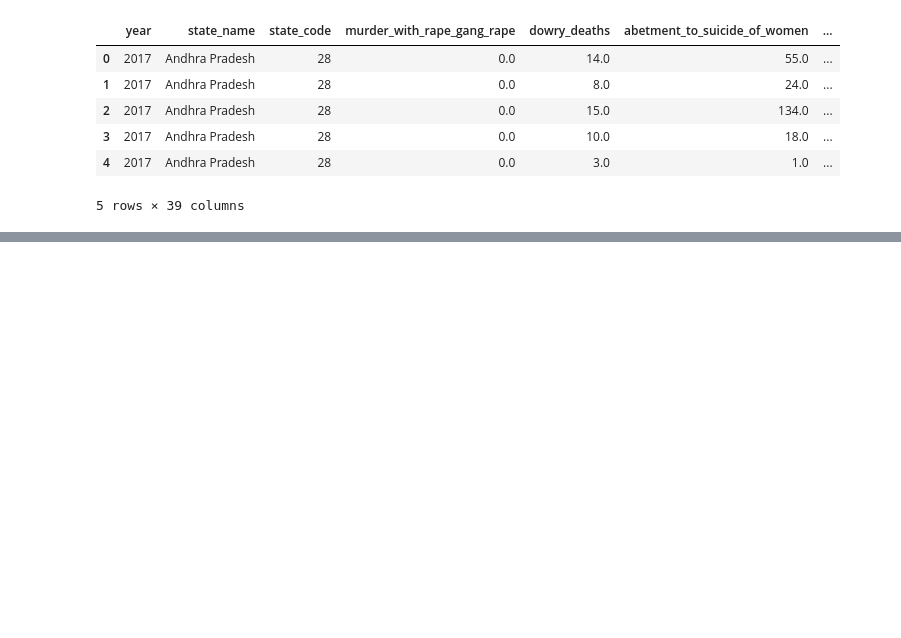
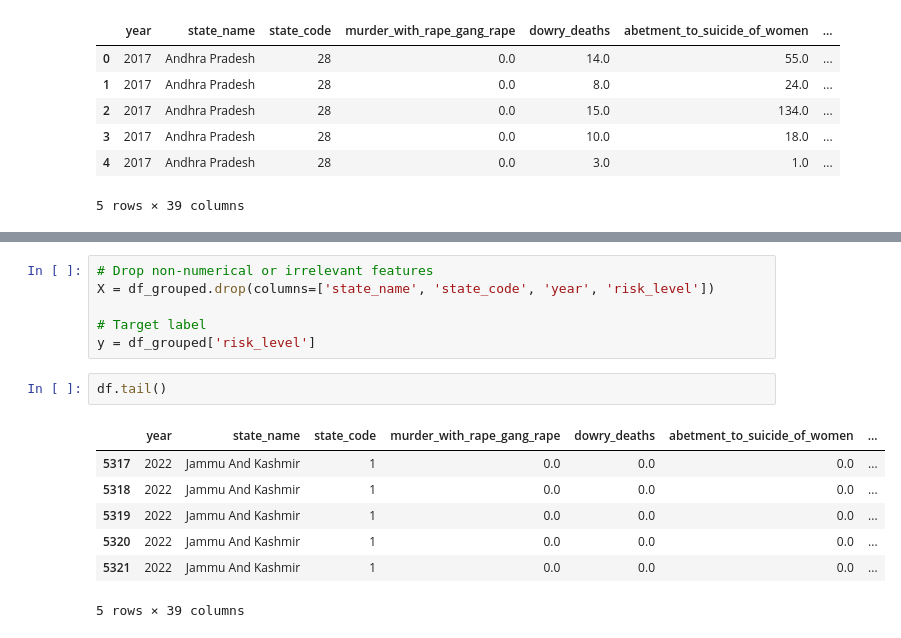
Before and after one commit to SNEHA-ABC123/GBC-Risk_Assessment-ML-Project, a Jupyter notebook: ML_Project_Crime_Against_Women.ipynb, the cells around one changed output, grey strips where cells are left out. Drawn from its saved outputs; the diff is of its cells as text; blank space fills up the shorter version.

```diff
--- a/ML_Project_Crime_Against_Women.ipynb
+++ b/ML_Project_Crime_Against_Women.ipynb
@@ -74,0 +117,16 @@ df.head()
+# %%
+# Drop non-numerical or irrelevant features
+X = df_grouped.drop(columns=['state_name', 'state_code', 'year', 'risk_level'])
+
+# Target label
+y = df_grouped['risk_level']
+# %%
+df.tail()
+# %% [output]
+|  | year | state_name | state_code | murder_with_rape_gang_rape | dowry_deaths | abetment_to_suicide_of_women | ... |
+| 5317 | 2022 | Jammu And Kashmir | 1 | 0.0 | 0.0 | 0.0 | ... |
+| 5318 | 2022 | Jammu And Kashmir | 1 | 0.0 | 0.0 | 0.0 | ... |
+| 5319 | 2022 | Jammu And Kashmir | 1 | 0.0 | 0.0 | 0.0 | ... |
+| 5320 | 2022 | Jammu And Kashmir | 1 | 0.0 | 0.0 | 0.0 | ... |
+| 5321 | 2022 | Jammu And Kashmir | 1 | 0.0 | 0.0 | 0.0 | ... |
+5 rows × 39 columns
```
Also changed, not shown: parts of 12 cells of this notebook.
